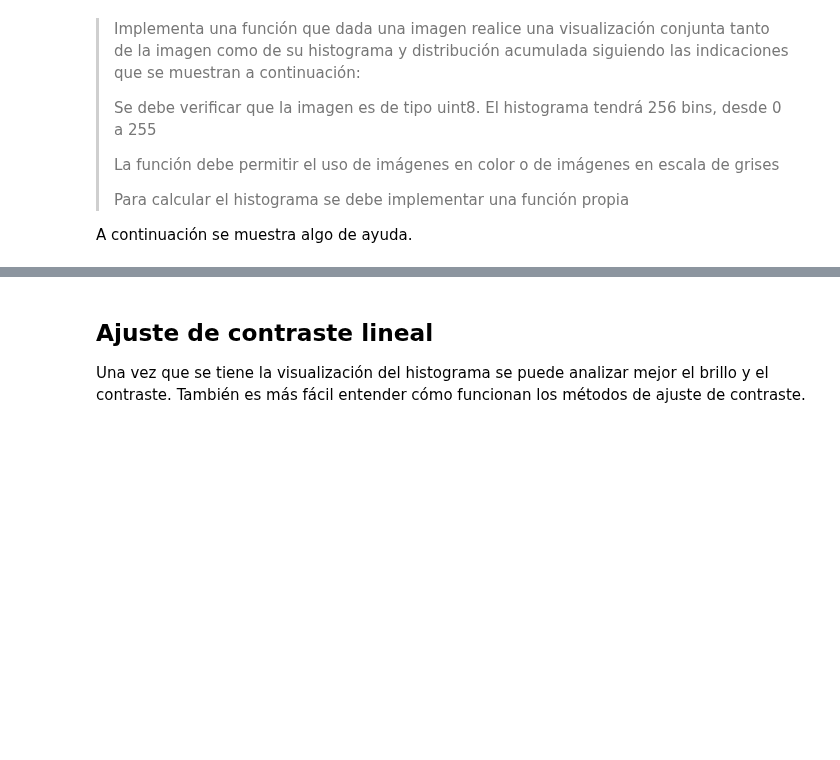
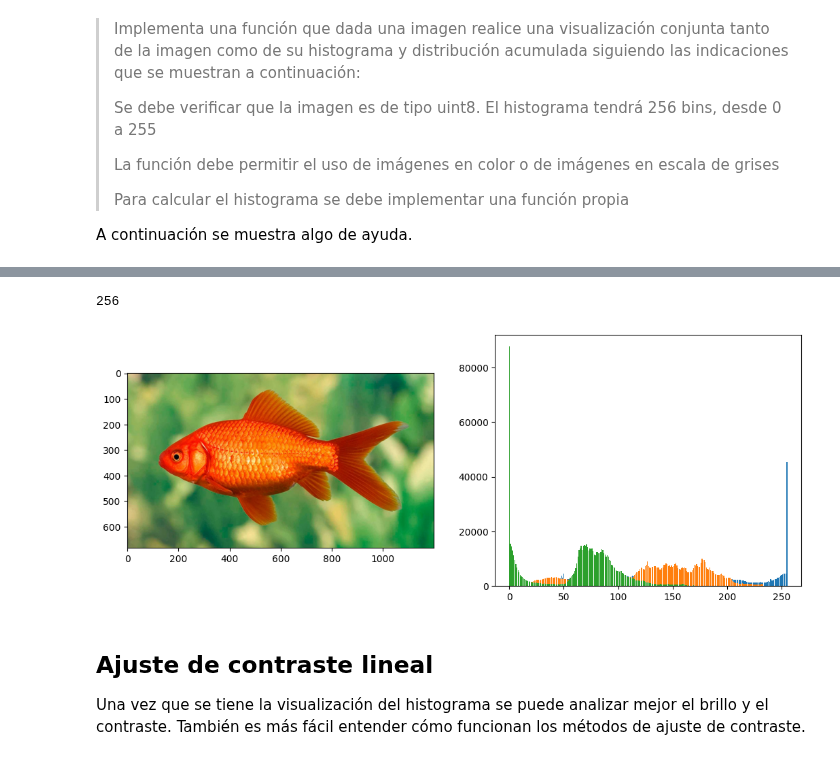
Before and after one commit to 288756/VisArtificial, a Jupyter notebook: Prac03_Brillo.ipynb, the cells around one changed output, grey strips where cells are left out. Drawn from its saved outputs; the diff is of its cells as text; code cells hidden in the pictures; blank space fills up the shorter version.

```diff
--- a/Prac03_Brillo.ipynb
+++ b/Prac03_Brillo.ipynb
@@ -50,3 +50,8 @@ plt.show()
+# %%
+hist = np.zeros(256, dtype=np.uint8)
+len(hist)
+# %% [output]
+256
 # %%
 def iter_channels(color_image):
     for channel in np.rollaxis(color_image, -1):
@@ -55,15 +60,37 @@ def iter_channels(color_image):
 # Función para visualizar el histograma de una imagen
 # Esta función está sin terminar
 def plot_histogram(img):
+  # Creación de la figura
+  width, height = plt.rcParams['figure.figsize']
+  fig, (ax_img, ax_hist) = plt.subplots(1, 2, figsize=(2*width, height))
+  if img.dtype == "uint8":
     if img.ndim == 2:
-        # imagen en escala de grises
-        pass
+        ax_img.imshow(img, cmap='gray')
+        hist = np.zeros(256)
+        for i in range(img.shape[0]):
+          for j in range(img.shape[1]):
+            hist[img[i,j]] += 1
+        ax_hist.bar(np.arange(256), hist)
+
     elif img.ndim == 3:
         # imagen en color
         # `channel` es el canal rojo, verde o azul de la imagen.
         for channel, channel_color in zip(iter_channels(img), 'rgb'):
+            ax_img.imshow(img, cmap='gray')
             # crear histograma de cada canal
-            pass
+            hist = np.zeros(256)
+            for i in range(img.shape[0]):
+              for j in range(img.shape[1]):
+                hist[channel[i,j]] += 1
+            ax_hist.bar(np.arange(256), hist)
+        plt.show()
+  else:
+    print("NO ES UINT8")
+# %%
+img = skimage.io.imread('pez.jpg')
+plot_histogram(img)
+# %% [output]
+[figure, added]
 # %% [markdown]
 ## Ajuste de contraste lineal
 
```
Also changed, not shown: parts of 1 cell of this notebook.
